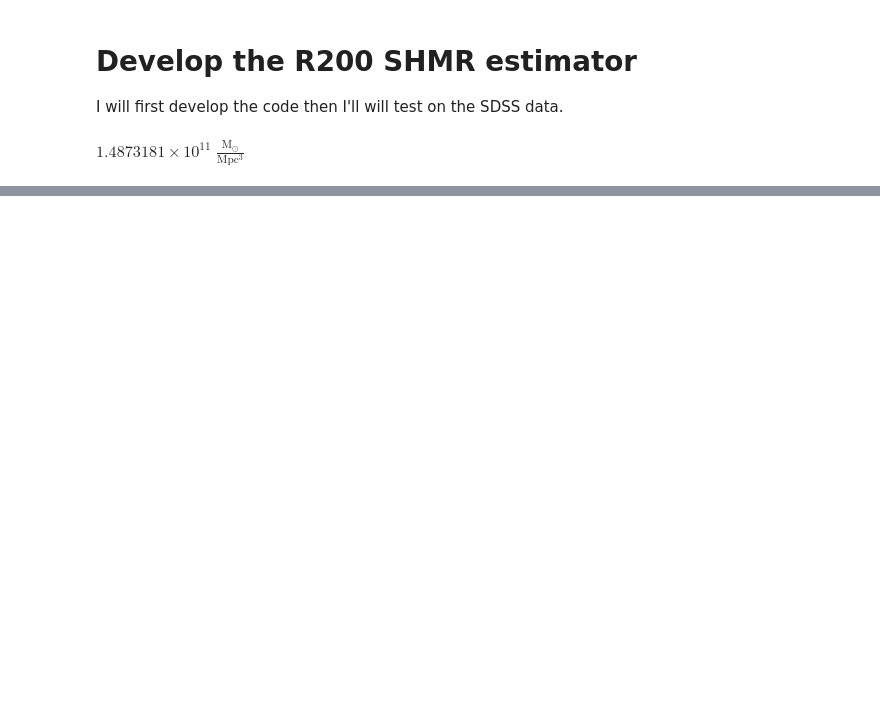
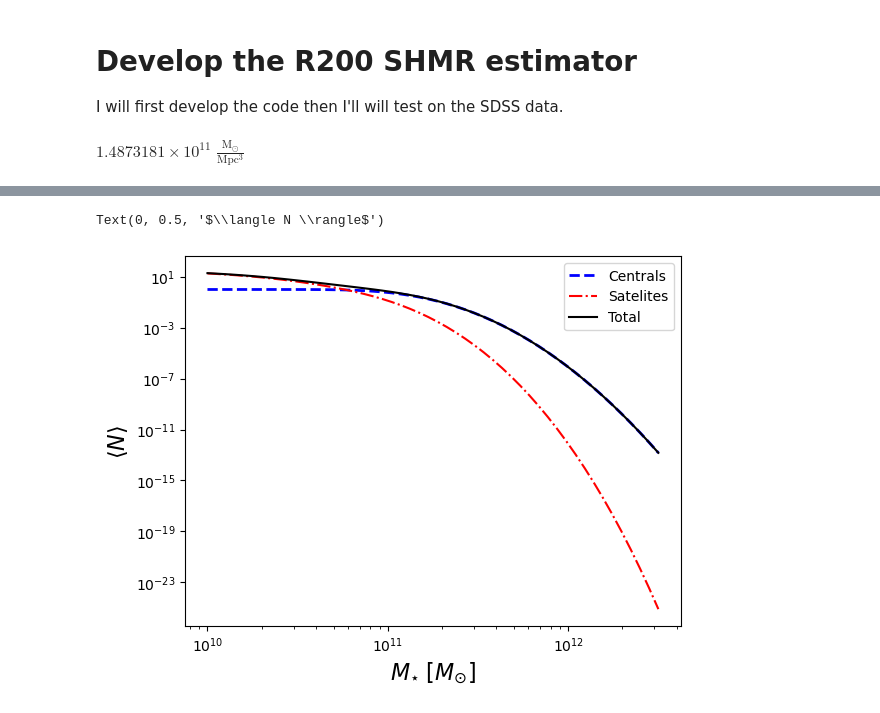
Before and after one commit to estevesjh/fnalFall2022, a Jupyter notebook: r200/dev.R200estimator.ipynb, the cells around one changed output, grey strips where cells are left out. Saved outputs shown, nothing was run; the diff lists cells and outputs as text; code cells hidden in the pictures; blank space fills up the shorter version.

```diff
--- a/r200/dev.R200estimator.ipynb
+++ b/r200/dev.R200estimator.ipynb
@@ -18,0 +25,21 @@ $1.4873181 \times 10^{11} \; \mathrm{\frac{M_{\odot}}{Mpc^{3}}}$
+# %%
+label ={
+        'smass': r'$M_{\star} \; [M_{\odot}]$',
+        'halo_mass': r'$M_{h} \; [M_\odot] $',
+        'total_smass': r'$M^{tot}_{\star} \; [M_\odot]$',
+        }
+# %%
+from halotools.empirical_models import PrebuiltHodModelFactory
+
+halo_mass = np.logspace(11.5, 14.8, 100)
+log_stellar_mass = np.linspace(10, 12.5, 50)
+
+mean_ncen_smass = np.ones((log_stellar_mass.size, halo_mass.size))
+mean_nsat_smass = np.ones((log_stellar_mass.size, halo_mass.size))
+
+for i,logMt in enumerate(log_stellar_mass):
+    model = PrebuiltHodModelFactory('leauthaud11', threshold = logMt, redshift=0.4)
+    mean_ncen_smass[i] = model.mean_occupation_centrals(prim_haloprop = halo_mass)
+    mean_nsat_smass[i] = model.mean_occupation_satellites(prim_haloprop = halo_mass)
+
+mean_ntot_smass = mean_ncen_smass+mean_nsat_smass
@@ -18,0 +48,13 @@ $1.4873181 \times 10^{11} \; \mathrm{\frac{M_{\odot}}{Mpc^{3}}}$
+# %%
+ix = int(np.interp(10**14., halo_mass, np.arange(halo_mass.size)))
+
+plt.loglog()
+plt.plot(10**log_stellar_mass, mean_ncen_smass[:,ix], 'b--', lw=2, label='Centrals')
+plt.plot(10**log_stellar_mass, mean_nsat_smass[:,ix], 'r-.', label='Satelites')
+plt.plot(10**log_stellar_mass, mean_ntot_smass[:,ix], 'k', label='Total')
+plt.xlabel(label['smass'],fontsize=16)
+plt.legend()
+plt.ylabel(r'$\langle N \rangle$', fontsize=16)
+# %% [output]
+Text(0, 0.5, '$\\langle N \\rangle$')
+[figure, added]
```
Also changed, not shown: parts of 67 cells of this notebook, 5 other files.
